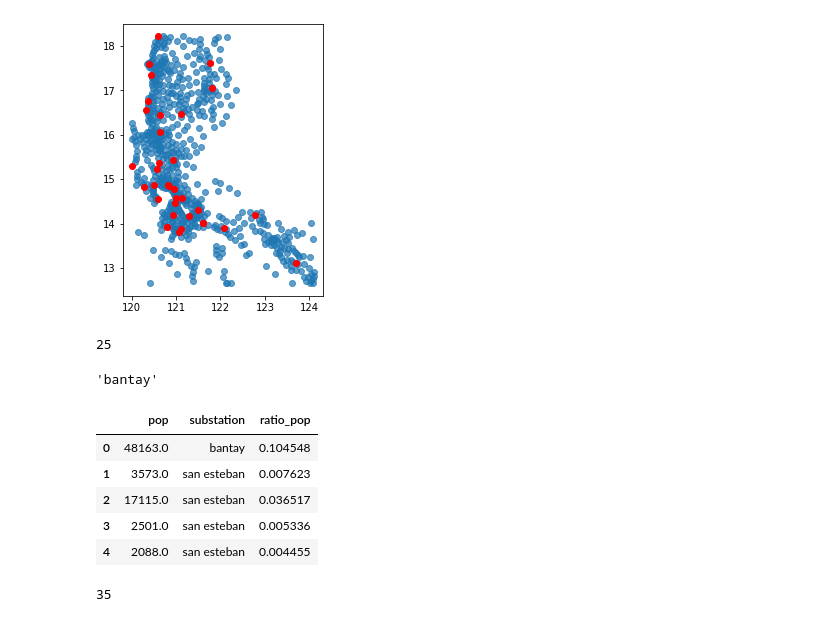
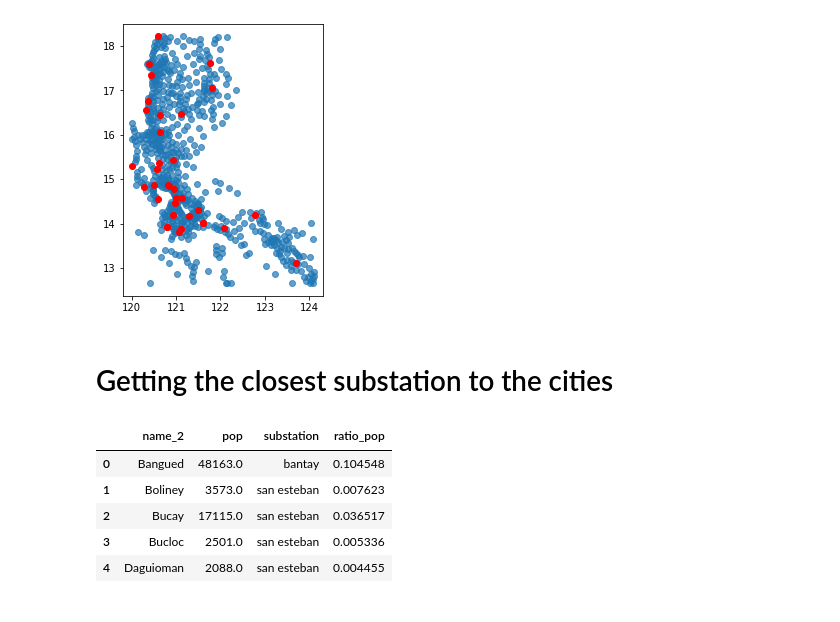
Before and after one commit to ralphcaubalejo/Geospatial-Analysis-Project, a Jupyter notebook: substation_jojie.ipynb, the cells around one changed output. Drawn from its saved outputs; the diff is of its cells as text; code cells hidden in the pictures.

```diff
--- a/substation_jojie.ipynb
+++ b/substation_jojie.ipynb
@@ -321,14 +337,8 @@ df4.centroid.plot(ax=ax,alpha=0.7)
 subs_iemop.plot(ax=ax,color='red');
 # %% [output]
 [figure]
-# %%
-subs_iemop.distance(df4.centroid[0]).sort_values().index[0]
-# %% [output]
-25
-# %%
-subs_iemop.loc[25]['matchingname1']
-# %% [output]
-'bantay'
+# %% [markdown]
+# Getting the closest substation to the cities
 # %%
 c = []
 df4['substation'] = None
@@ -338,12 +348,12 @@ for x in range(0,len(df4)):
 # %%
 ratio1 = df4[['pop','substation']].groupby('substation').sum().to_dict()['pop']
 df4['pop_total_subs'] = df4['substation'].map(ratio1)
 df4['ratio_pop'] = df4['pop']/df4['pop_total_subs']
-df4[['pop','substation','ratio_pop']].head()
+df4[['name_2','pop','substation','ratio_pop']].head()
 # %% [output]
-|  | pop | substation | ratio_pop |
-| 0 | 48163.0 | bantay | 0.104548 |
-| 1 | 3573.0 | san esteban | 0.007623 |
-| 2 | 17115.0 | san esteban | 0.036517 |
-| 3 | 2501.0 | san esteban | 0.005336 |
-| 4 | 2088.0 | san esteban | 0.004455 |
+|  | name_2 | pop | substation | ratio_pop |
+| 0 | Bangued | 48163.0 | bantay | 0.104548 |
+| 1 | Boliney | 3573.0 | san esteban | 0.007623 |
+| 2 | Bucay | 17115.0 | san esteban | 0.036517 |
+| 3 | Bucloc | 2501.0 | san esteban | 0.005336 |
+| 4 | Daguioman | 2088.0 | san esteban | 0.004455 |
@@ -352,5 +360,2 @@ df4.to_csv('workingfile.csv',index=False)
 # %%
 subs_version2 = subs_luzon[subs_luzon['matchingname1'].isin(df4['substation'])]
-len(subs_version2)
-# %% [output]
-35
```
Also changed, not shown: parts of 59 cells of this notebook.
